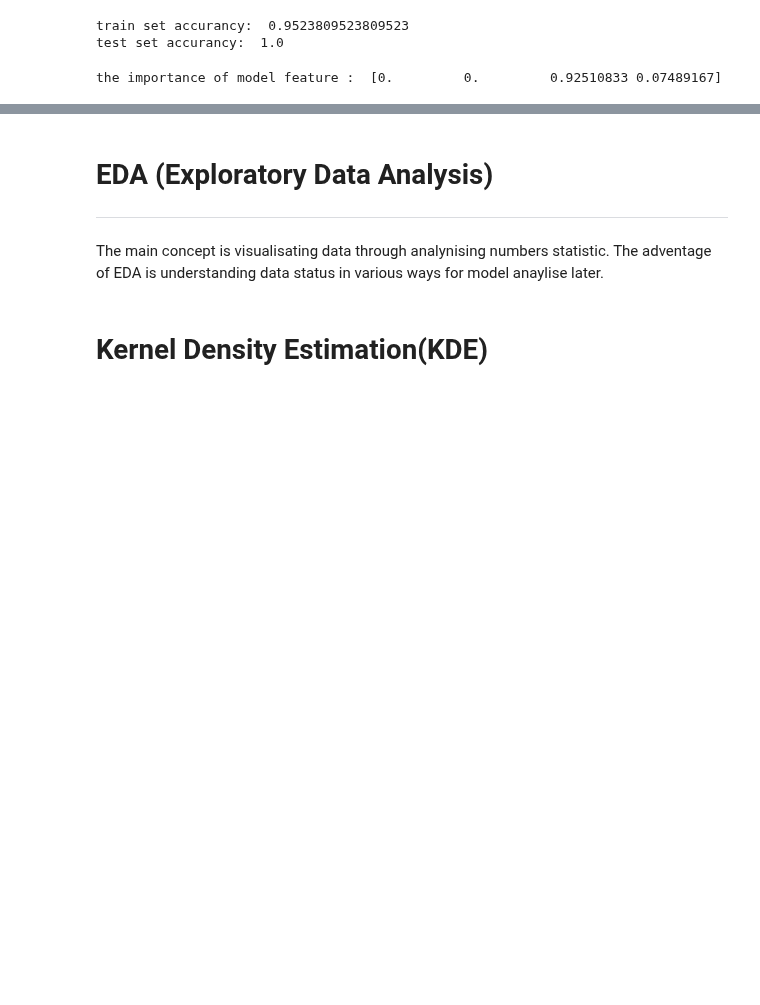
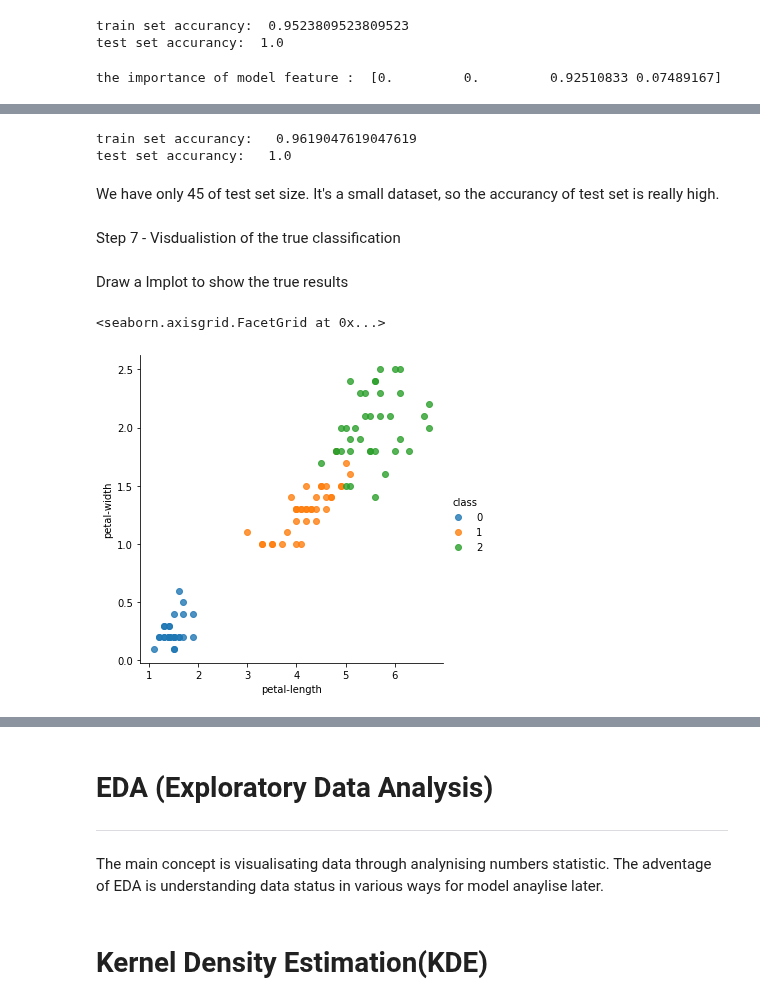
Before and after one commit to sysphcd/PythonProgrammingforData, a Jupyter notebook: Projects/15_2_Decision_Tree_coded_model.ipynb, the cells around one changed output, grey strips where cells are left out. Cells and saved outputs as stored; diff of their text form; code cells hidden in the pictures; blank space fills up the shorter version.

Commit message:
added a new logic and descriptions 15_2_Decision_Tree_coded_model

```diff
--- a/Projects/15_2_Decision_Tree_coded_model.ipynb
+++ b/Projects/15_2_Decision_Tree_coded_model.ipynb
@@ -1559,0 +1669,7 @@ graph
+# %%
+
+# Build Logistic Regression Model
+logisticModel = LogisticRegression(random_state=0)
+
+# Put X, y train data in the model
+logisticModel.fit(X_train, y_train)
@@ -1559,0 +1694,28 @@ graph
+# %%
+print("train set accurancy:  ", logisticModel.score(X_train, y_train))
+print("test set accurancy:  ", logisticModel.score(X_test, y_test))
+# %% [output]
+train set accurancy:   0.9619047619047619
+test set accurancy:   1.0
+# %% [markdown]
+We have only 45 of test set size. It's a small dataset, so the accurancy of test set is really high.
+# %% [markdown]
+Step 7 - Visdualistion of the true classification
+# %%
+# Build train set as a dataframe and assign to a variable
+df_train = pd.DataFrame(X_train)
+df_train['class'] = y_train
+df_train.columns =['sepal-length', 'sepal-width', 'petal-length', 'petal-width','class']
+# print(df_train)
+# Do the same for test set. Build test set as a dataframe and assign to a variable
+df_test = pd.DataFrame(X_test)
+df_test['class'] = y_test
+# print(df_test)
+# %% [markdown]
+Draw a lmplot to show the true results
+# %%
+
+sns.lmplot("petal-length", "petal-width", hue='class', data=df_train, fit_reg=False)
+# %% [output]
+<seaborn.axisgrid.FacetGrid at 0x...>
+[figure, added]
```
Also changed, not shown: parts of 78 cells of this notebook.
